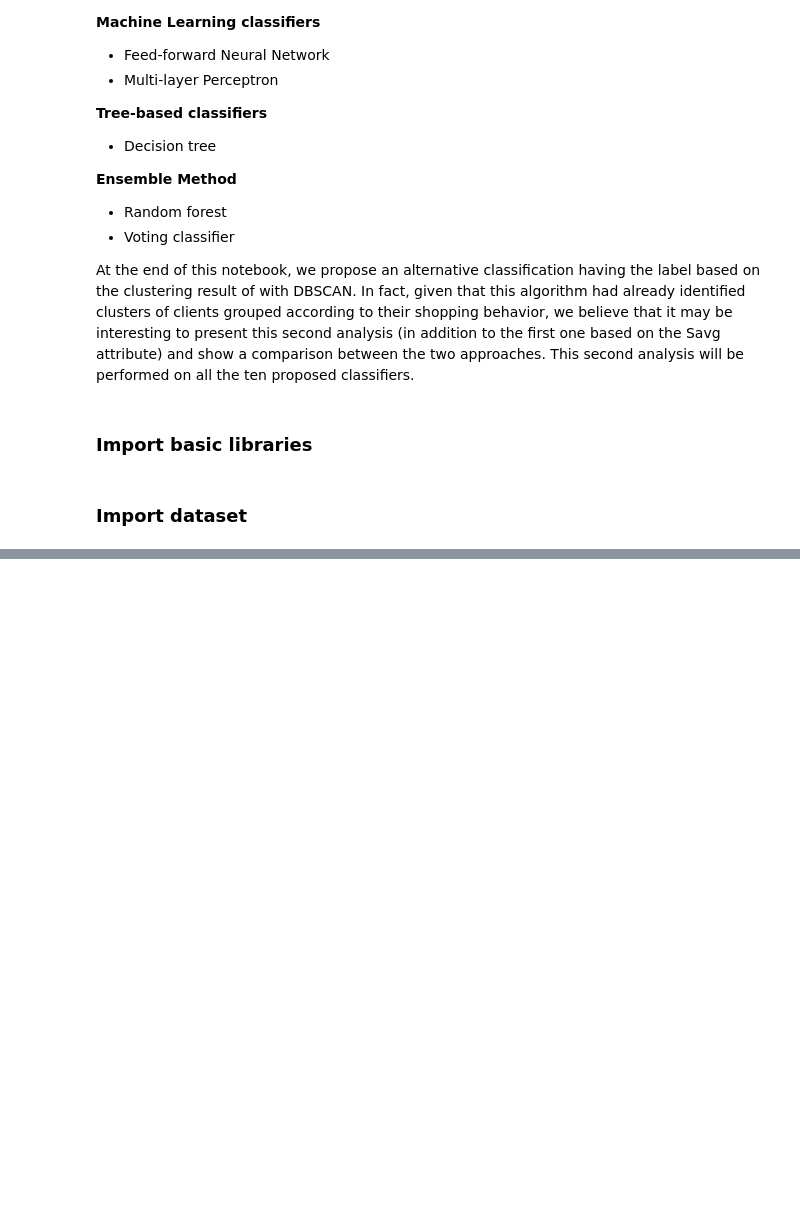
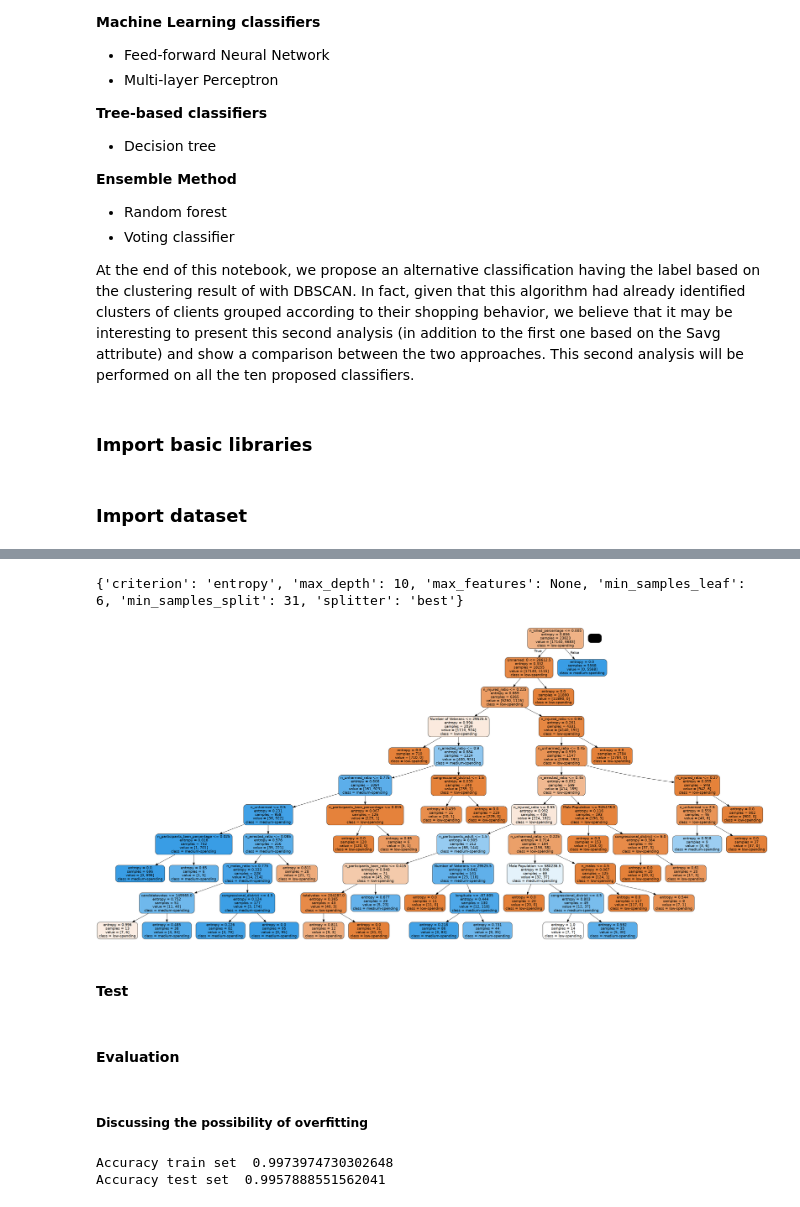
Before and after one commit to LoSpiri/DataMining, a Jupyter notebook: DM_GroupID_TASK3/task_3.ipynb, the cells around one changed output, grey strips where cells are left out. Saved outputs shown, nothing was run; the diff lists cells and outputs as text; code cells hidden in the pictures; blank space fills up the shorter version.

```diff
--- a/DM_GroupID_TASK3/task_3.ipynb
+++ b/DM_GroupID_TASK3/task_3.ipynb
@@ -59,0 +221,13 @@ pd.options.display.max_columns = None
+# %%
+#define the number of iters (random combination to try)
+n_iter_search = 50 #500
+#define the number of jobs to run in parallel
+n_jobs_search = -1
+# %%
+#define the grid search
+dt_grid = RandomizedSearchCV(tree.DecisionTreeClassifier(), param_distributions=dt_param_grid,
+                            n_iter=n_iter_search,
+                            n_jobs=n_jobs_search,
+                            scoring=make_scorer(accuracy_score))
+# %%
+dt_grid.fit(train_set, train_label)
@@ -59,0 +244,21 @@ pd.options.display.max_columns = None
+# %%
+print(dt_grid.best_params_)
+# %% [output]
+{'criterion': 'entropy', 'max_depth': 10, 'max_features': None, 'min_samples_leaf': 6, 'min_samples_split': 31, 'splitter': 'best'}
+# %%
+dt = tree.DecisionTreeClassifier(**dt_grid.best_params_).fit(train_set, train_label)
+# %%
+#visualize the actual decision tree obtained
+import pydotplus
+from IPython.display import Image
+class_names=['low-spending', 'medium-spending', 'high-spending']
+dot_data = tree.export_graphviz(dt, out_file=None,
+                         feature_names=list(train_set.columns),
+                         class_names=class_names,
+                         filled=True, rounded=True)
+graph = pydotplus.graph_from_dot_data(dot_data)
+Image(graph.create_png())
+# %% [output]
+[figure, added]
+# %% [markdown]
+#### Test
@@ -59,0 +268,13 @@ pd.options.display.max_columns = None
+# %% [markdown]
+#### Evaluation
+# %% [markdown]
+##### Discussing the possibility of overfitting
+# %%
+#evaulate the accuracy on the train set and the test set
+#metrics also contains precision, recall, f1 and the support
+from sklearn import metrics
+print('Accuracy train set ', metrics.accuracy_score(train_label, train_pred_dt))
+print('Accuracy test set ', metrics.accuracy_score(test_label, test_pred_dt))
+# %% [output]
+Accuracy train set  0.9973974730302648
+Accuracy test set  0.9957888551562041
```
Also changed, not shown: parts of 39 cells of this notebook.
